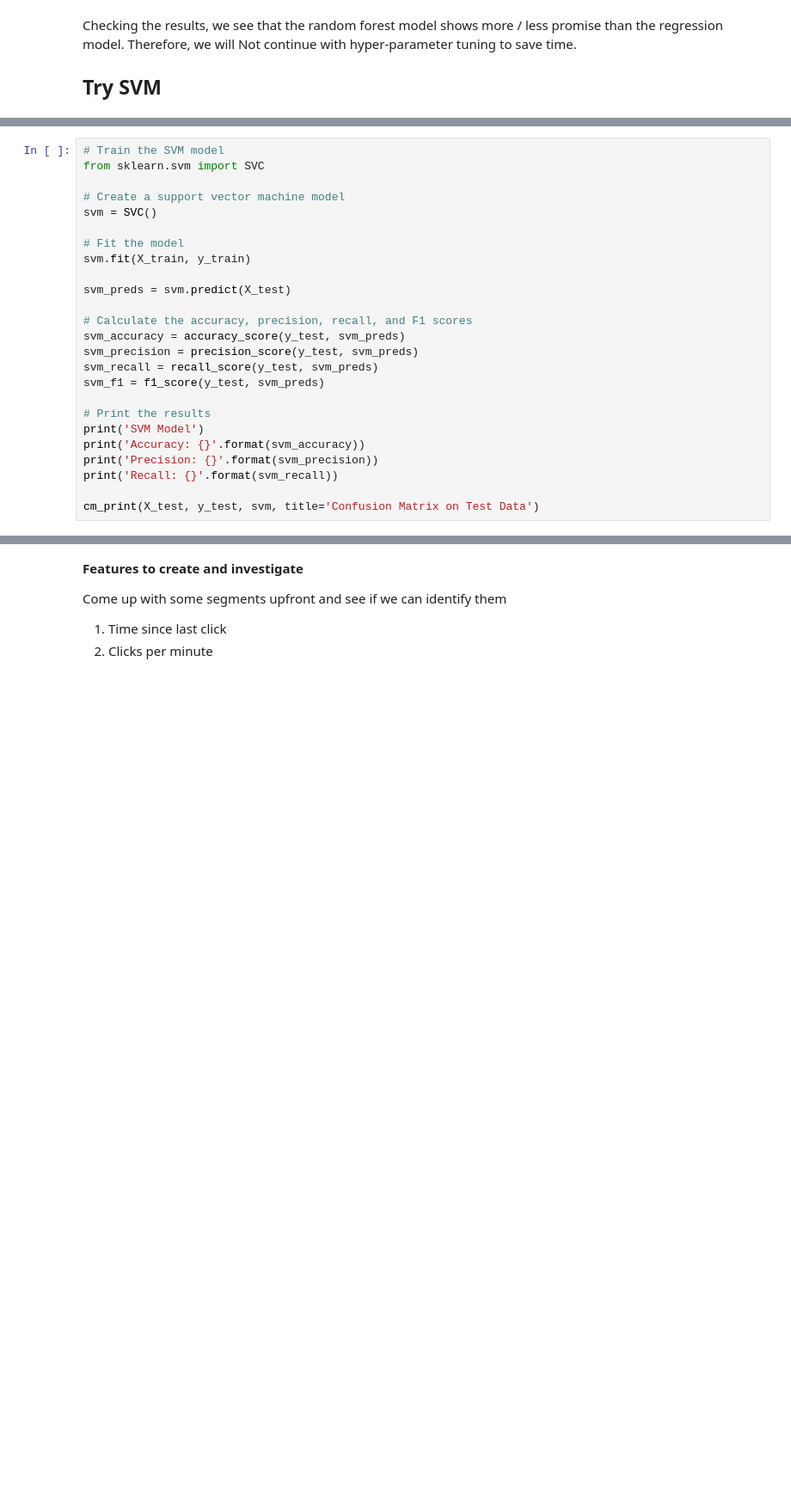
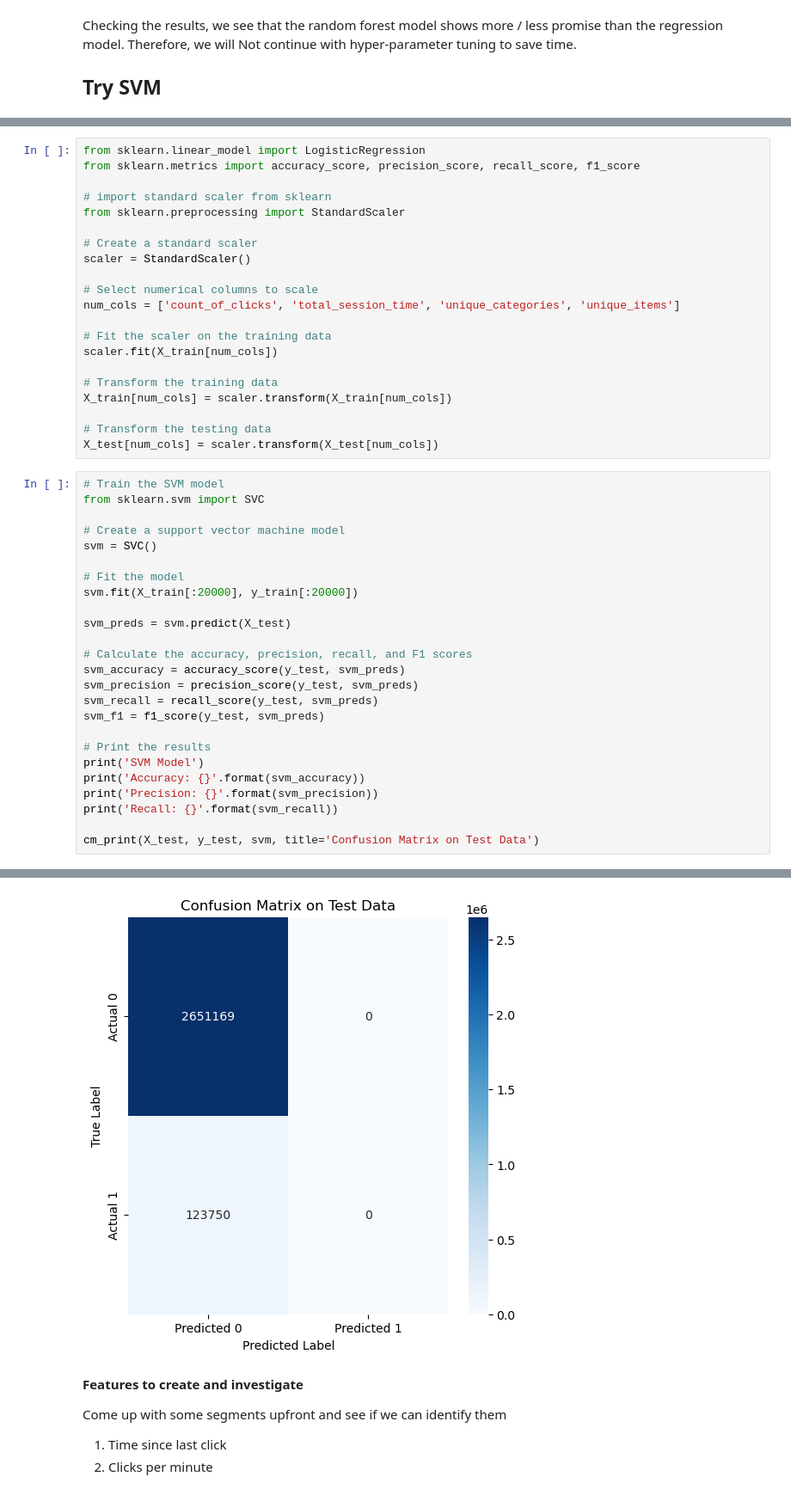
Before and after one commit to Bernardo-giff/imperial_digital_marketing, a Jupyter notebook: Prediction_algorithm.ipynb, the cells around one changed output, grey strips where cells are left out. Shown at 86% size. Drawn from its saved outputs; the diff is of its cells as text; blank space fills up the shorter version.

```diff
--- a/Prediction_algorithm.ipynb
+++ b/Prediction_algorithm.ipynb
@@ -591,3 +628,24 @@ Checking the results, we see that the random forest model shows more / less prom
+# %%
+from sklearn.linear_model import LogisticRegression
+from sklearn.metrics import accuracy_score, precision_score, recall_score, f1_score
+
+# import standard scaler from sklearn
+from sklearn.preprocessing import StandardScaler
+
+# Create a standard scaler
+scaler = StandardScaler()
+
+# Select numerical columns to scale
+num_cols = ['count_of_clicks', 'total_session_time', 'unique_categories', 'unique_items']
+
+# Fit the scaler on the training data
+scaler.fit(X_train[num_cols])
+
+# Transform the training data
+X_train[num_cols] = scaler.transform(X_train[num_cols])
+
+# Transform the testing data
+X_test[num_cols] = scaler.transform(X_test[num_cols])
 # %%
 # Train the SVM model
 from sklearn.svm import SVC
@@ -596,7 +654,7 @@ from sklearn.svm import SVC
 svm = SVC()
 
 # Fit the model
-svm.fit(X_train, y_train)
+svm.fit(X_train[:20000], y_train[:20000])
 
 svm_preds = svm.predict(X_test)
 
@@ -613,3 +671,4 @@ print('Precision: {}'.format(svm_precision))
 print('Recall: {}'.format(svm_recall))
 
 cm_print(X_test, y_test, svm, title='Confusion Matrix on Test Data')
+# %% [output]
@@ -616,3 +679,4 @@ cm_print(X_test, y_test, svm, title='Confusion Matrix on Test Data')
+[figure, added]
 # %% [markdown]
 **Features to create and investigate**
 
```
Also changed, not shown: parts of 13 cells of this notebook.
